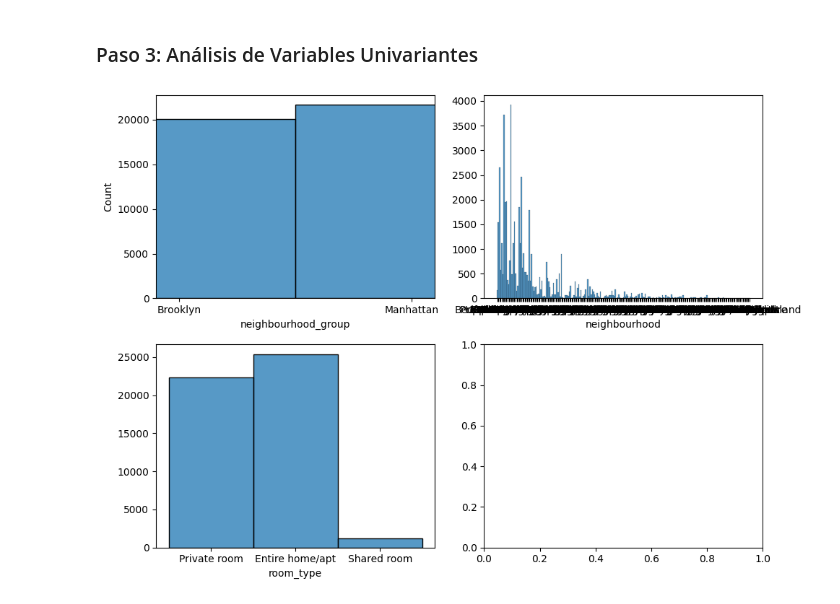
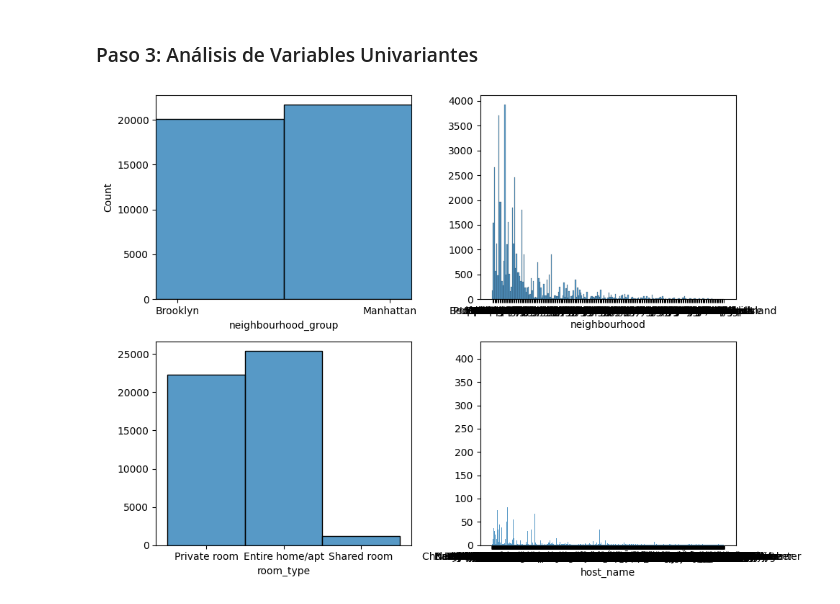
Before and after one commit to fevc08/new_york_city_airbnb_eda, a Jupyter notebook: src/explore.ipynb, the cells around one changed output. Drawn from its saved outputs; the diff is of its cells as text; code cells hidden in the pictures.

```diff
--- a/src/explore.ipynb
+++ b/src/explore.ipynb
@@ -73,14 +73,15 @@ df_airbnb_ny.head()
 # %%
 #Crear histogramas multiples
 fig, axis = plt.subplots(2, 2, figsize = (10, 7))
 
 sns.histplot(ax = axis[0, 0], data = df_airbnb_ny, x = 'neighbourhood_group').set_xlim(-0.1, 1.1)
 sns.histplot(ax = axis[0, 1], data = df_airbnb_ny, x = 'neighbourhood').set(ylabel = None)
 sns.histplot(ax = axis[1, 0], data = df_airbnb_ny, x = 'room_type').set(ylabel = None)
+sns.histplot(ax = axis[1, 1], data = df_airbnb_ny, x = 'host_name').set(ylabel = None)
 
 # Ajustar el layout
 plt.tight_layout()
 
 plt.show()
 # %% [output]
-[figure, old version]
+[figure, new version]
```
Also changed, not shown: parts of 1 cell of this notebook.
